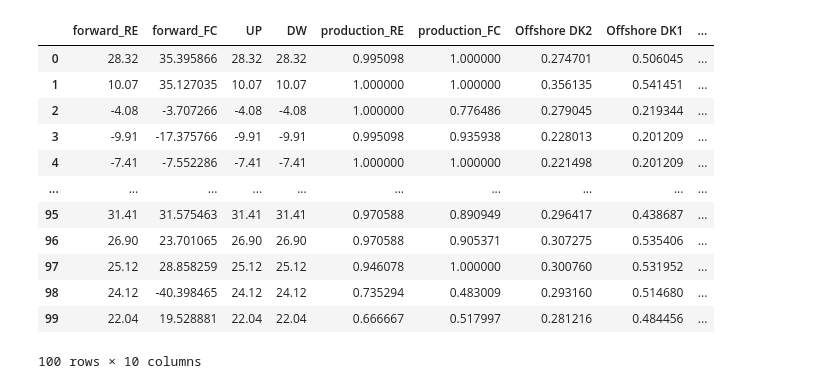
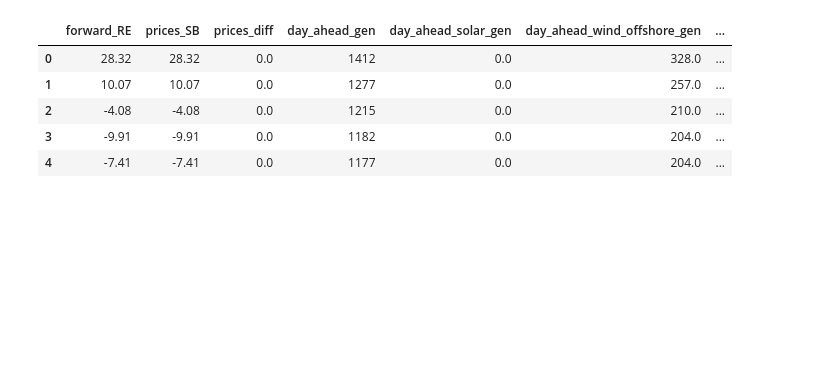
Before and after one commit to MGuckert/Real-time-adjustment-strategies-for-trading-wind-power-and-hydrogen, a Jupyter notebook: data/data_exploration.ipynb, the cells around one changed output. Drawn from its saved outputs; the diff is of its cells as text; code cells hidden in the pictures; blank space fills up the shorter version.

```diff
--- a/data/data_exploration.ipynb
+++ b/data/data_exploration.ipynb
@@ -3,22 +3,15 @@ import pandas as pd
 import numpy as np
 import matplotlib.pyplot as plt
 # %%
-df = pd.read_csv('./2020_data.csv', index_col=0)
-display(df.head(100))
+df = pd.read_csv('2019_2020/2020_data_with_imbalance.csv', index_col=0)
+display(df.head())
 # %% [output]
-|  | forward_RE | forward_FC | UP | DW | production_RE | production_FC | Offshore DK2 | Offshore DK1 | ... |
-| 0 | 28.32 | 35.395866 | 28.32 | 28.32 | 0.995098 | 1.000000 | 0.274701 | 0.506045 | ... |
-| 1 | 10.07 | 35.127035 | 10.07 | 10.07 | 1.000000 | 1.000000 | 0.356135 | 0.541451 | ... |
-| 2 | -4.08 | -3.707266 | -4.08 | -4.08 | 1.000000 | 0.776486 | 0.279045 | 0.219344 | ... |
-| 3 | -9.91 | -17.375766 | -9.91 | -9.91 | 0.995098 | 0.935938 | 0.228013 | 0.201209 | ... |
-| 4 | -7.41 | -7.552286 | -7.41 | -7.41 | 1.000000 | 1.000000 | 0.221498 | 0.201209 | ... |
-| ... | ... | ... | ... | ... | ... | ... | ... | ... | ... |
-| 95 | 31.41 | 31.575463 | 31.41 | 31.41 | 0.970588 | 0.890949 | 0.296417 | 0.438687 | ... |
-| 96 | 26.90 | 23.701065 | 26.90 | 26.90 | 0.970588 | 0.905371 | 0.307275 | 0.535406 | ... |
-| 97 | 25.12 | 28.858259 | 25.12 | 25.12 | 0.946078 | 1.000000 | 0.300760 | 0.531952 | ... |
-| 98 | 24.12 | -40.398465 | 24.12 | 24.12 | 0.735294 | 0.483009 | 0.293160 | 0.514680 | ... |
-| 99 | 22.04 | 19.528881 | 22.04 | 22.04 | 0.666667 | 0.517997 | 0.281216 | 0.484456 | ... |
+|  | forward_RE | prices_SB | prices_diff | day_ahead_gen | day_ahead_solar_gen | day_ahead_wind_offshore_gen | ... |
+| 0 | 28.32 | 28.32 | 0.0 | 1412 | 0.0 | 328.0 | ... |
+| 1 | 10.07 | 10.07 | 0.0 | 1277 | 0.0 | 257.0 | ... |
+| 2 | -4.08 | -4.08 | 0.0 | 1215 | 0.0 | 210.0 | ... |
+| 3 | -9.91 | -9.91 | 0.0 | 1182 | 0.0 | 204.0 | ... |
+| 4 | -7.41 | -7.41 | 0.0 | 1177 | 0.0 | 204.0 | ... |
-100 rows × 10 columns
 # %%
 # Investigate the UP and DOWN columns (mean, distribution, etc.)
 print(df['forward_RE'].mean())
```
Also changed, not shown: parts of 5 cells of this notebook, 2 other files.
